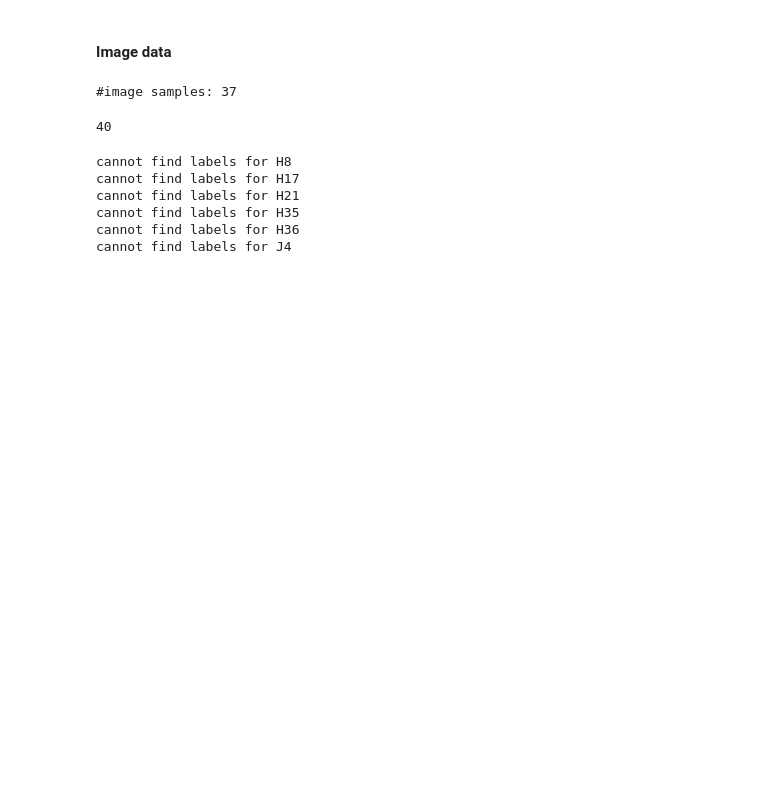
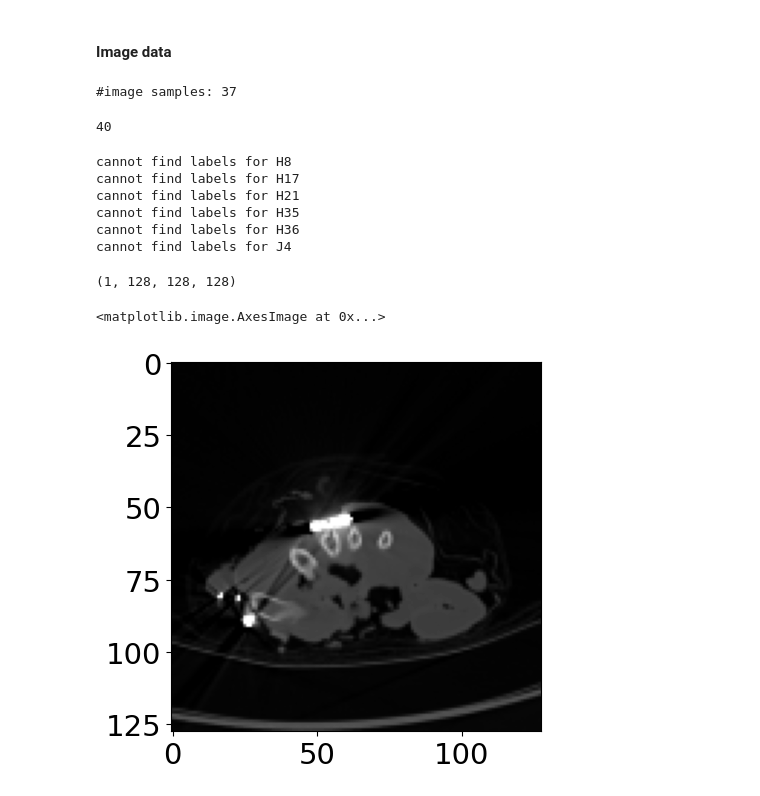
Before and after one commit to ZeyuT/tmc_health_grading, a Jupyter notebook: tmc_data.ipynb, the cells around one changed output. Saved outputs shown, nothing was run; the diff lists cells and outputs as text; code cells hidden in the pictures; blank space fills up the shorter version.

```diff
--- a/tmc_data.ipynb
+++ b/tmc_data.ipynb
@@ -74,6 +74,7 @@ kinematic_model_configs = {'gt_type': 'kinematic',
                            'constrastive_margin': 0.2,
                           'top_k': 3}
 image_model_configs = {'gt_type': 'bony',
+                       'use_mask': False,
                         'num_epochs': 20,
                         'batch_size': 4,
                         'max_step': 30,
@@ -99,6 +100,8 @@ configs = {'root_path': root_path,
 
 with open(os.path.join(root_path, 'configs.yaml'), 'w') as file:
     yaml.dump(configs, file)
+with open('configs.yaml', 'w') as file:
+    yaml.dump(configs, file)
 # %%
 font = {'weight' : 'normal','size': 21}
 matplotlib.rc('font', **font)
@@ -289,8 +292,8 @@ Data drieved from dynamic measurement
 '''
 static_df = pd.read_excel(os.path.join(root_path, f'Supplements/All_Data_New_Gold.xlsx'))
 
-static_df.dropna(thresh=150, inplace=True) # Drop rows with more than 150 cells being nan
-static_df.dropna(thresh=10, inplace=True, axis=1) # Drop columns with more than 10 cells being nan
+static_df.dropna(thresh=10, inplace=True) # Drop rows with less than 10 cells being non-NA
+static_df.dropna(thresh=10, inplace=True, axis=1) # Drop columns with less than 10 cells being non-NA
 sid_list = static_df.iloc[:, 0].values
 gt_col = map(lambda x: Label2Numbers[x], static_df.iloc[:, 7].values)
 static_df = static_df.drop(columns=static_df.columns[:10]) # Leave numeric data only
@@ -335,18 +342,26 @@ for hid in id_list:
     image_pkl_path = os.path.join(processed_data_path, f'images/{hid}.pkl')
     if not os.path.exists(image_pkl_path):
         image_paths = sorted(glob.glob(os.path.join(root_path, f"Data/{hid}/BonyGeometry/DICOMs/CT*/*.IMA")))
-        mask_img = imread(os.path.join(root_path, f"CT Labelling/{hid} Labels.tif"))
+        mask_path = os.path.join(root_path, f"CT Labelling/{hid} Labels_joint_surface.tif")
+        if not os.path.exists(mask_path):
+            continue
+        n_slices = len(image_paths)
+        mask_stack = imread(mask_path)
+        if len(mask_stack) == 0:
+            continue
         os.makedirs(os.path.join(processed_data_path,'images'), exist_ok=True)
-        cur_vol = np.zeros((512, 512, 512))
+        cur_vol = np.zeros((512, 512, 512, 2))
         for i, slice_file in enumerate(image_paths):
             if i >= 512:
                 break  # Avoid reading more slices than the target depth
             image = imageio.v2.imread(slice_file).astype(np.float32)
-            if image.shape != (512,512):
-                print(hid, image.shape)
-            cur_vol[i, :, :] = image
-            max_ = max(max_, np.max(cur_vol))
-            min_ = min(min_, np.min(cur_vol))
+            mask = mask_stack[-i] # The mask slice index is the inverse of the image slice index.
+            cur_vol[i, :, :, 0] = cv2.normalize(image, None, alpha=0, beta=1., norm_type=cv2.NORM_MINMAX)
+            cur_vol[i, :, :, 1] = cv2.normalize(mask, None, alpha=0, beta=1., norm_type=cv2.NORM_MINMAX)
+
+        cur_vol = cur_vol[::4, ::4, ::4, :] # resize to 128x128x128
+        cur_vol = np.transpose(cur_vol, axes=(3, 0, 1, 2)) # [D, H, W, C] -> [C, D, H, W]
+
         with open(image_pkl_path, 'wb') as file:
             pickle.dump(cur_vol, file)
 # %%
@@ -365,3 +380,16 @@ cannot find labels for H21
 cannot find labels for H35
 cannot find labels for H36
 cannot find labels for J4
+# %%
+data[0:1].shape
+# %% [output]
+(1, 128, 128, 128)
+# %%
+image_pkl_path = os.path.join(processed_data_path, f'images/H1.pkl')
+with open(image_pkl_path, 'rb') as file:
+    data = pickle.load(file)
+# %%
+plt.imshow(data[0,319//4,...],cmap='gray')
+# %% [output]
+<matplotlib.image.AxesImage at 0x...>
+[figure, added]
```
Also changed, not shown: parts of 3 cells of this notebook, 7 other files.
